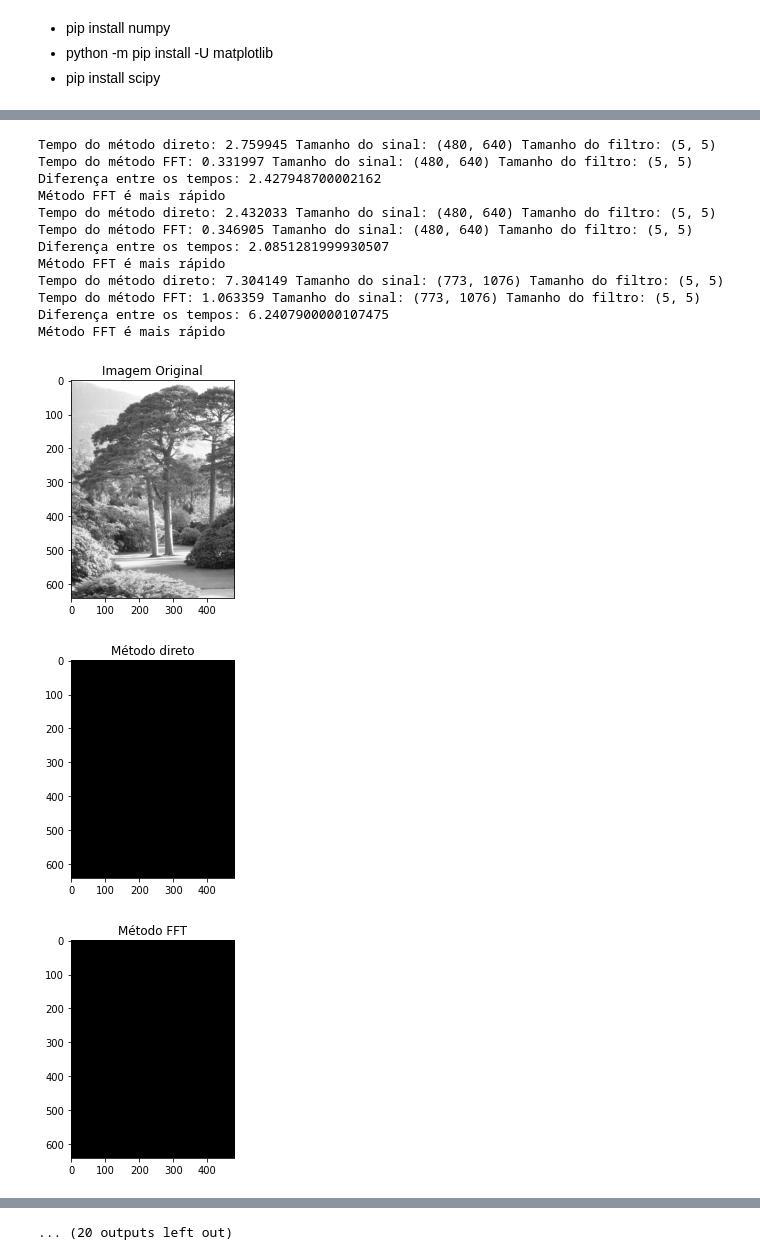
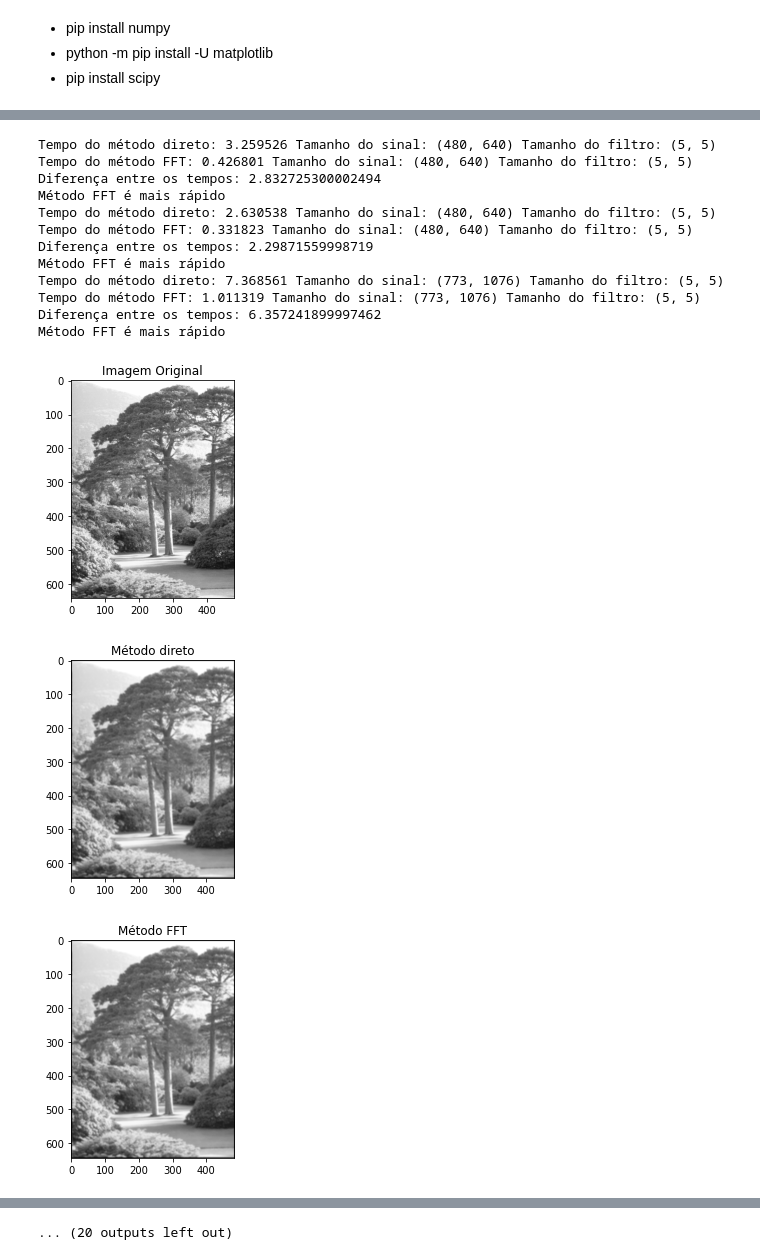
Before and after one commit to Sfrev/PDI-Trabalho2, a Jupyter notebook: trabalho2.ipynb, the cells around one changed output, grey strips where cells are left out. Saved outputs shown, nothing was run; the diff lists cells and outputs as text; code cells hidden in the pictures.

Commit message:
Correçao de bug nas imagens

```diff
--- a/trabalho2.ipynb
+++ b/trabalho2.ipynb
@@ -52,8 +52,8 @@ def testeTempoExecucao(sinal, filtro, numeroExecucoes):
     #filtro, _, _ = filtroTransform(filtro, sinal)
     convolveDirect = np.zeros(sinal.shape, dtype=np.uint16)
     convolveFFT = np.zeros(sinal.shape, dtype=np.uint16)
-    convolveDirect_time = timeit.timeit(lambda : (convolveDirect := signal.convolve(sinal, filtro, method='direct')), number = numeroExecucoes)
-    convolveFFT_time = timeit.timeit(lambda : (convolveFFT := signal.convolve(sinal, filtro, method='fft')), number = numeroExecucoes)
+    convolveDirect_time = timeit.timeit(convolveDirect := lambda : (signal.convolve(sinal, filtro, method='direct')), number = numeroExecucoes)
+    convolveFFT_time = timeit.timeit(convolveFFT := lambda : (signal.convolve(sinal, filtro, method='fft')), number = numeroExecucoes)
     print("Tempo do método direto: %f" % convolveDirect_time + " Tamanho do sinal: " + str(sinal.shape) + " Tamanho do filtro: " + str(filtro.shape))
     print("Tempo do método FFT: %f" % convolveFFT_time + " Tamanho do sinal: " + str(sinal.shape) + " Tamanho do filtro: " + str(filtro.shape))
     compararTempoMetodos(convolveDirect_time, convolveFFT_time)
@@ -125,14 +125,14 @@ plt.imshow(img, cmap='gray')
 plt.title("Imagem original")
 img = img[:,:,0]
 print(img.shape)
-for i in range(2, 30):
+for i in range(2, 15):
     filtro = random_matrix(i, i)
     imgDirect, imgFFT = testeTempoExecucao(img, filtro, 10)
     plt.figure()
-    plt.imshow(imgDirect, cmap='gray')
+    plt.imshow(imgDirect(), cmap='gray')
     plt.title("Método direto")
     plt.figure()
-    plt.imshow(imgFFT, cmap='gray')
+    plt.imshow(imgFFT(), cmap='gray')
     plt.title("Método FFT")
 # %% [output]
 (378, 400)
@@ -194,9 +189,9 @@ for imageName in os.listdir('Fotos'):
 
     imgDirect, imgFFT = testeTempoExecucao(img, filtro, 10)
     plt.figure()
-    plt.imshow(imgDirect, cmap='gray')
+    plt.imshow(imgDirect(), cmap='gray')
     plt.title("Método direto")
     plt.figure()
-    plt.imshow(imgFFT, cmap='gray')
+    plt.imshow(imgFFT(), cmap='gray')
     plt.title("Método FFT")
 # %% [output]
@@ -219,17 +214,17 @@ Diferença entre os tempos: 0.45258880000619683
 Método FFT é mais rápido
-Tempo do método direto: 2.759945 Tamanho do sinal: (480, 640) Tamanho do filtro: (5, 5)
-Tempo do método FFT: 0.331997 Tamanho do sinal: (480, 640) Tamanho do filtro: (5, 5)
-Diferença entre os tempos: 2.427948700002162
+Tempo do método direto: 3.259526 Tamanho do sinal: (480, 640) Tamanho do filtro: (5, 5)
+Tempo do método FFT: 0.426801 Tamanho do sinal: (480, 640) Tamanho do filtro: (5, 5)
+Diferença entre os tempos: 2.832725300002494
 Método FFT é mais rápido
-Tempo do método direto: 2.432033 Tamanho do sinal: (480, 640) Tamanho do filtro: (5, 5)
-Tempo do método FFT: 0.346905 Tamanho do sinal: (480, 640) Tamanho do filtro: (5, 5)
-Diferença entre os tempos: 2.0851281999930507
+Tempo do método direto: 2.630538 Tamanho do sinal: (480, 640) Tamanho do filtro: (5, 5)
+Tempo do método FFT: 0.331823 Tamanho do sinal: (480, 640) Tamanho do filtro: (5, 5)
+Diferença entre os tempos: 2.29871559998719
 Método FFT é mais rápido
-Tempo do método direto: 7.304149 Tamanho do sinal: (773, 1076) Tamanho do filtro: (5, 5)
-Tempo do método FFT: 1.063359 Tamanho do sinal: (773, 1076) Tamanho do filtro: (5, 5)
-Diferença entre os tempos: 6.2407900000107475
+Tempo do método direto: 7.368561 Tamanho do sinal: (773, 1076) Tamanho do filtro: (5, 5)
+Tempo do método FFT: 1.011319 Tamanho do sinal: (773, 1076) Tamanho do filtro: (5, 5)
+Diferença entre os tempos: 6.357241899997462
 Método FFT é mais rápido
 [figure]
-[figure, old version]
+[figure, new version]
-[figure, old version]
+[figure, new version]
 [figure]
```
Also changed, not shown: parts of 4 cells of this notebook.
